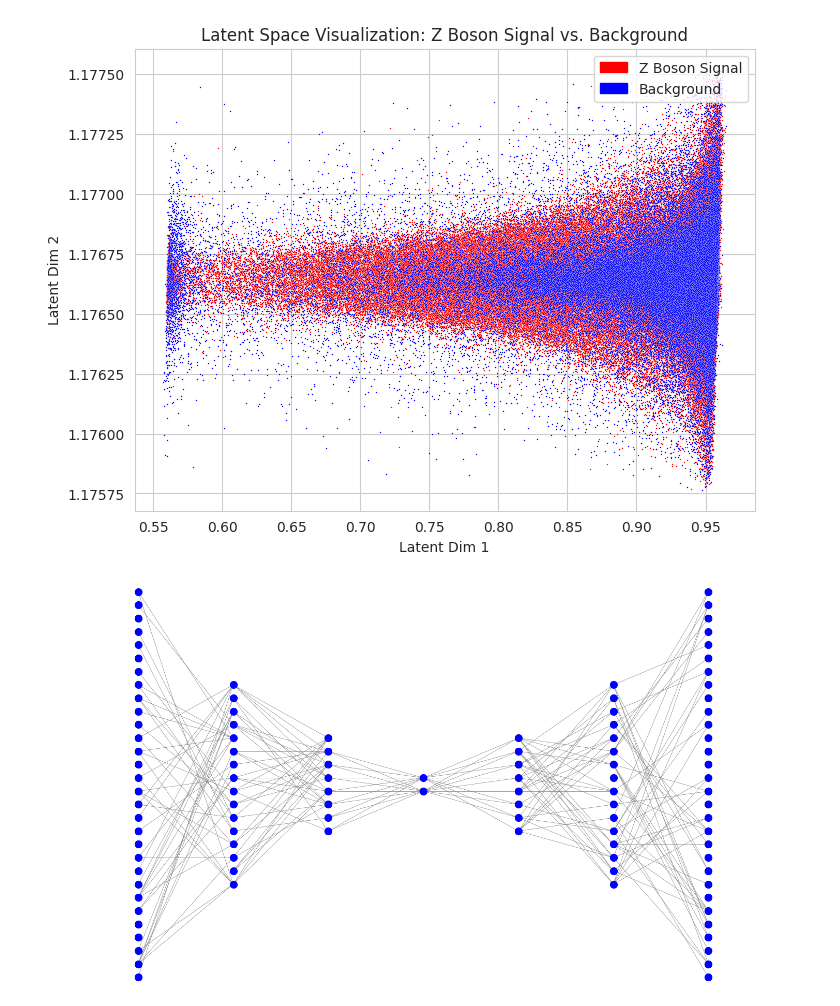
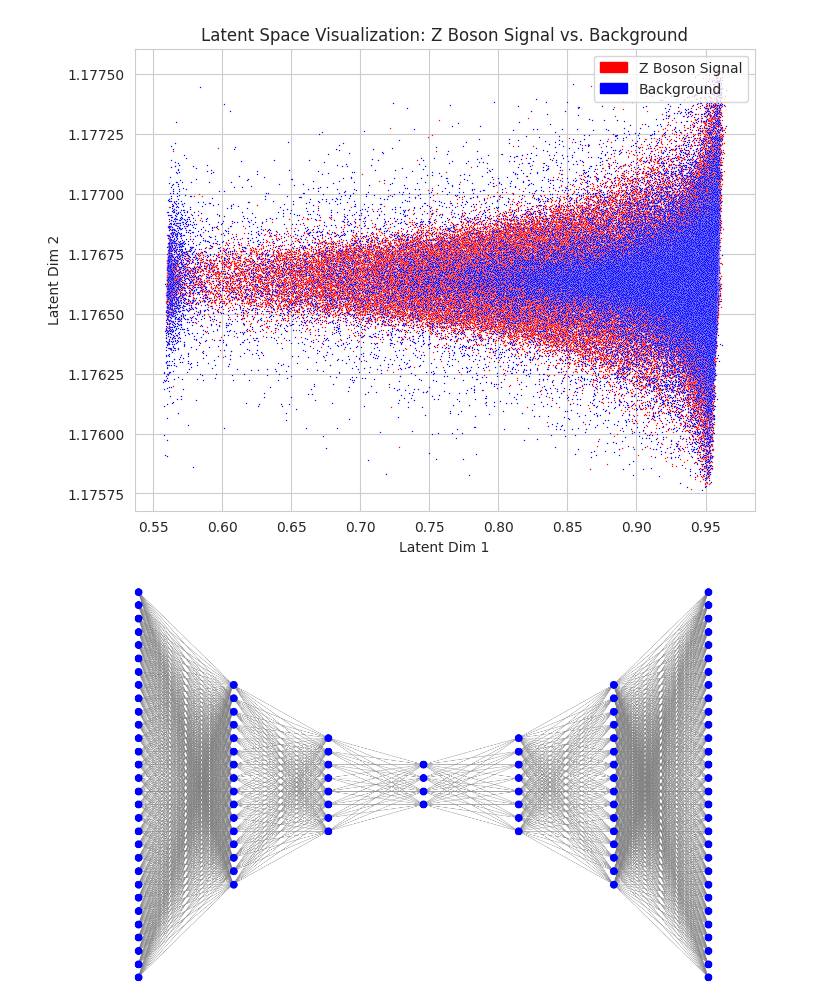
Before and after one commit to jdweitz/autoencoder-anomaly-detection, a Jupyter notebook: jetnet_AE_model.ipynb, the cells around one changed output. Saved outputs shown, nothing was run; the diff lists cells and outputs as text; code cells hidden in the pictures.

```diff
--- a/jetnet_AE_model.ipynb
+++ b/jetnet_AE_model.ipynb
@@ -1172,33 +1192,34 @@ def plot_specifically_pruned_neural_net(layer_sizes, sparsity_levels):
         next_neuron_pos = np.linspace(half_max_size - layer_sizes[n+1]/2, half_max_size + layer_sizes[n+1]/2 - 1, layer_sizes[n+1])
 
         all_connections = [(start, end) for start in neuron_pos for end in next_neuron_pos]
         pruned_connections = np.random.choice(len(all_connections), int((1-sparsity_levels[n]) * len(all_connections)), replace=False)
 
         for idx in pruned_connections:
             start, end = all_connections[idx]
             line = [(layer_pos[n], start), (layer_pos[n+1], end)]
             ax.add_line(plt.Line2D(*zip(*line), c='gray', lw=0.5, zorder=1))
 
     for n, layer_size in enumerate(layer_sizes):
         neuron_pos = np.linspace(half_max_size - layer_sizes[n]/2, half_max_size + layer_sizes[n]/2 - 1, layer_sizes[n])
         ax.scatter([layer_pos[n]] * layer_size, neuron_pos, s=100, c='blue', zorder=4)
 
     ax.set_aspect('auto')
     ax.set_xlim(-layer_spacing, (n_layers-1) * layer_spacing + layer_spacing)
     ax.set_ylim(-0.5, max_size - 0.5)
     ax.axis('off')
 
     #plt.title('Specifically Pruned Autoencoder Architecture')
     plt.tight_layout()
     plt.show()
 
 # Assuming you've computed your sparsity levels
-layerwise_sparsity = [0.9, 0.7, 0.1, 0.1, 0.7, 0.9]  # Just a sample, replace with your actual values
+# layerwise_sparsity = [0.76, 0.56, 0.22, 0.31, 0.45, 0.73]  # Just a sample, replace with your actual values
+layerwise_sparsity = [0, 0, 0, 0, 0, 0]
 
 # Padding the sparsity levels to match the number of layer-to-layer connections
-layer_sizes = [30, 16, 8, 2, 8, 16, 30]
+layer_sizes = [30, 16, 8, 4, 8, 16, 30]
 sparsity_levels = layerwise_sparsity + [0] * (len(layer_sizes) - 1 - len(layerwise_sparsity))
 
 plot_specifically_pruned_neural_net(layer_sizes, sparsity_levels)
 # %% [output]
-[figure, old version]
+[figure, new version]
```
Also changed, not shown: parts of 9 cells of this notebook.
